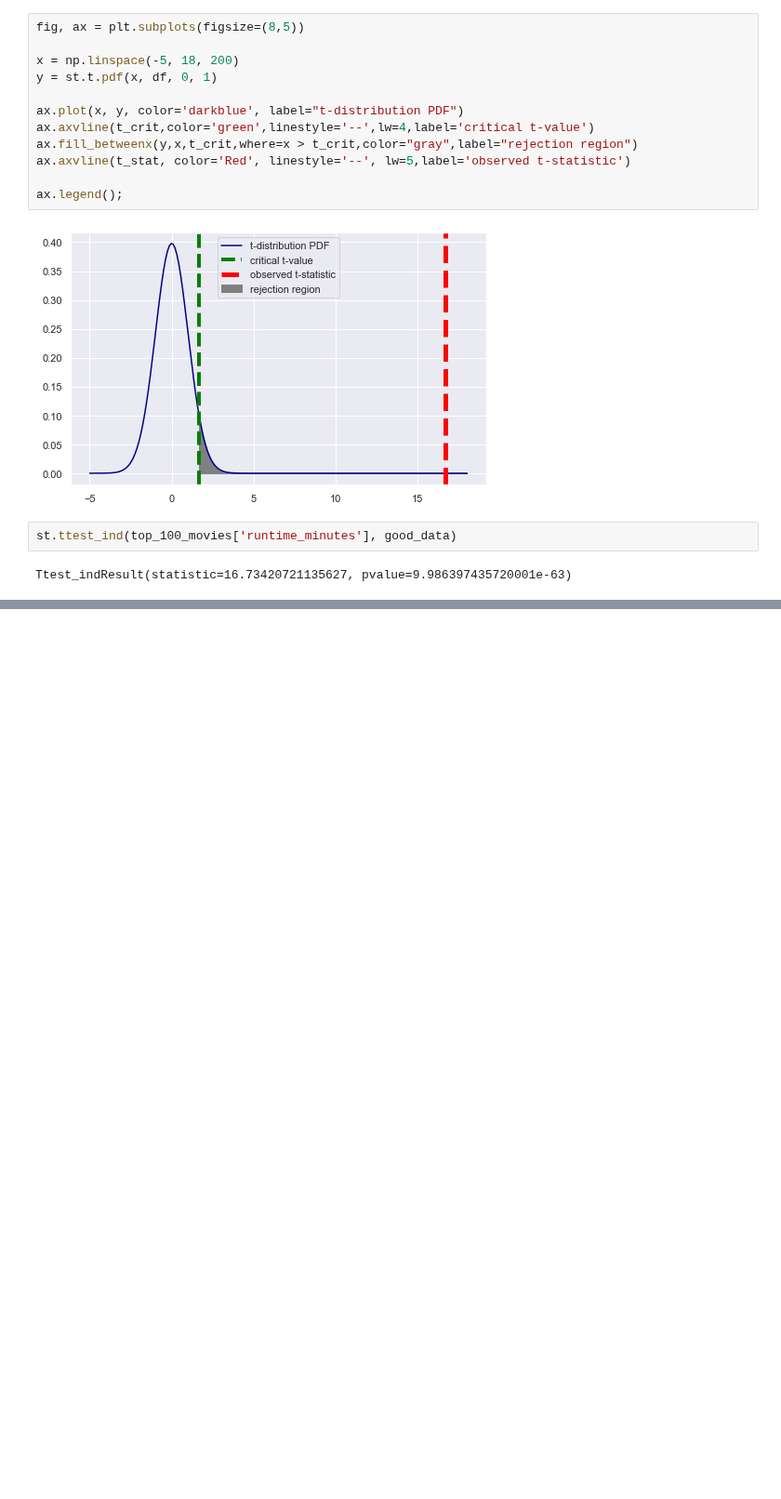
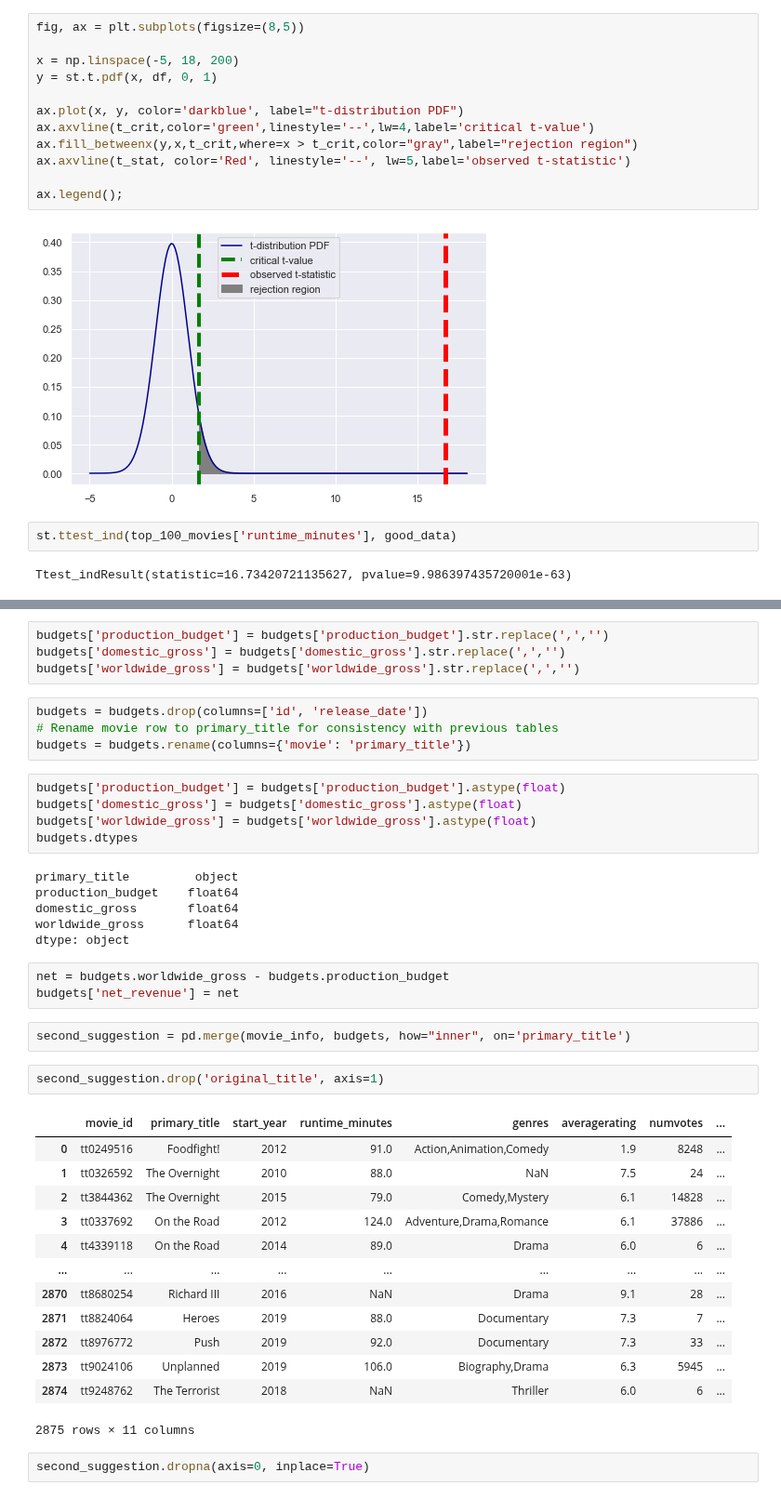
Before and after one commit to reboyce/Gilbert-Team-Repo, a Jupyter notebook: Notebooks/Reece's Notebook.ipynb, the cells around one changed output, grey strips where cells are left out. Shown at 93% size. Drawn from its saved outputs; the diff is of its cells as text; blank space fills up the shorter version.

```diff
--- a/Notebooks/Reece's Notebook.ipynb
+++ b/Notebooks/Reece's Notebook.ipynb
@@ -459,0 +464,42 @@ Ttest_indResult(statistic=16.73420721135627, pvalue=9.986397435720001e-63)
+# %%
+budgets['production_budget'] = budgets['production_budget'].str.replace(',','')
+budgets['domestic_gross'] = budgets['domestic_gross'].str.replace(',','')
+budgets['worldwide_gross'] = budgets['worldwide_gross'].str.replace(',','')
+# %%
+budgets = budgets.drop(columns=['id', 'release_date'])
+# Rename movie row to primary_title for consistency with previous tables
+budgets = budgets.rename(columns={'movie': 'primary_title'})
+# %%
+budgets['production_budget'] = budgets['production_budget'].astype(float)
+budgets['domestic_gross'] = budgets['domestic_gross'].astype(float)
+budgets['worldwide_gross'] = budgets['worldwide_gross'].astype(float)
+budgets.dtypes
+# %% [output]
+primary_title         object
+production_budget    float64
+domestic_gross       float64
+worldwide_gross      float64
+dtype: object
+# %%
+net = budgets.worldwide_gross - budgets.production_budget
+budgets['net_revenue'] = net
+# %%
+second_suggestion = pd.merge(movie_info, budgets, how="inner", on='primary_title')
+# %%
+second_suggestion.drop('original_title', axis=1)
+# %% [output]
+|  | movie_id | primary_title | start_year | runtime_minutes | genres | averagerating | numvotes | ... |
+| 0 | tt0249516 | Foodfight! | 2012 | 91.0 | Action,Animation,Comedy | 1.9 | 8248 | ... |
+| 1 | tt0326592 | The Overnight | 2010 | 88.0 | NaN | 7.5 | 24 | ... |
+| 2 | tt3844362 | The Overnight | 2015 | 79.0 | Comedy,Mystery | 6.1 | 14828 | ... |
+| 3 | tt0337692 | On the Road | 2012 | 124.0 | Adventure,Drama,Romance | 6.1 | 37886 | ... |
+| 4 | tt4339118 | On the Road | 2014 | 89.0 | Drama | 6.0 | 6 | ... |
+| ... | ... | ... | ... | ... | ... | ... | ... | ... |
+| 2870 | tt8680254 | Richard III | 2016 | NaN | Drama | 9.1 | 28 | ... |
+| 2871 | tt8824064 | Heroes | 2019 | 88.0 | Documentary | 7.3 | 7 | ... |
+| 2872 | tt8976772 | Push | 2019 | 92.0 | Documentary | 7.3 | 33 | ... |
+| 2873 | tt9024106 | Unplanned | 2019 | 106.0 | Biography,Drama | 6.3 | 5945 | ... |
+| 2874 | tt9248762 | The Terrorist | 2018 | NaN | Thriller | 6.0 | 6 | ... |
+2875 rows × 11 columns
+# %%
+second_suggestion.dropna(axis=0, inplace=True)
```
Also changed, not shown: parts of 16 cells of this notebook.
